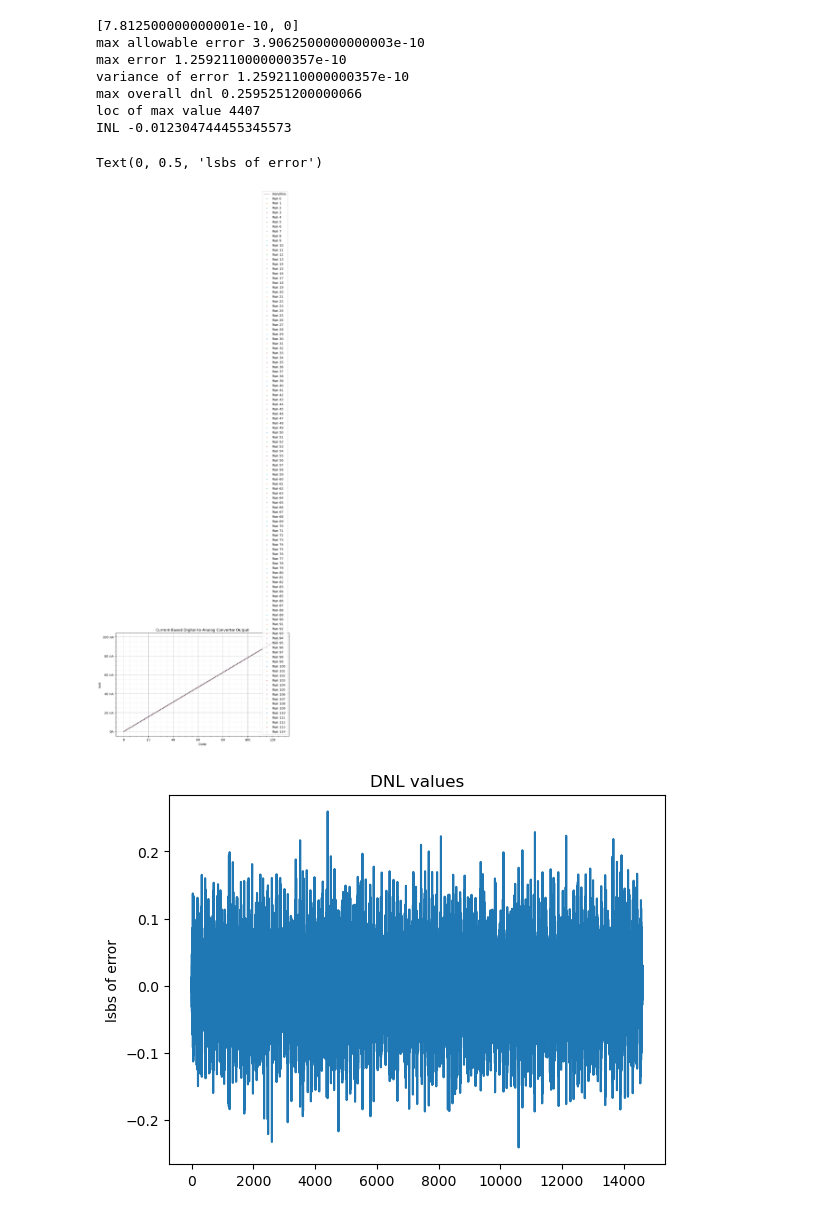
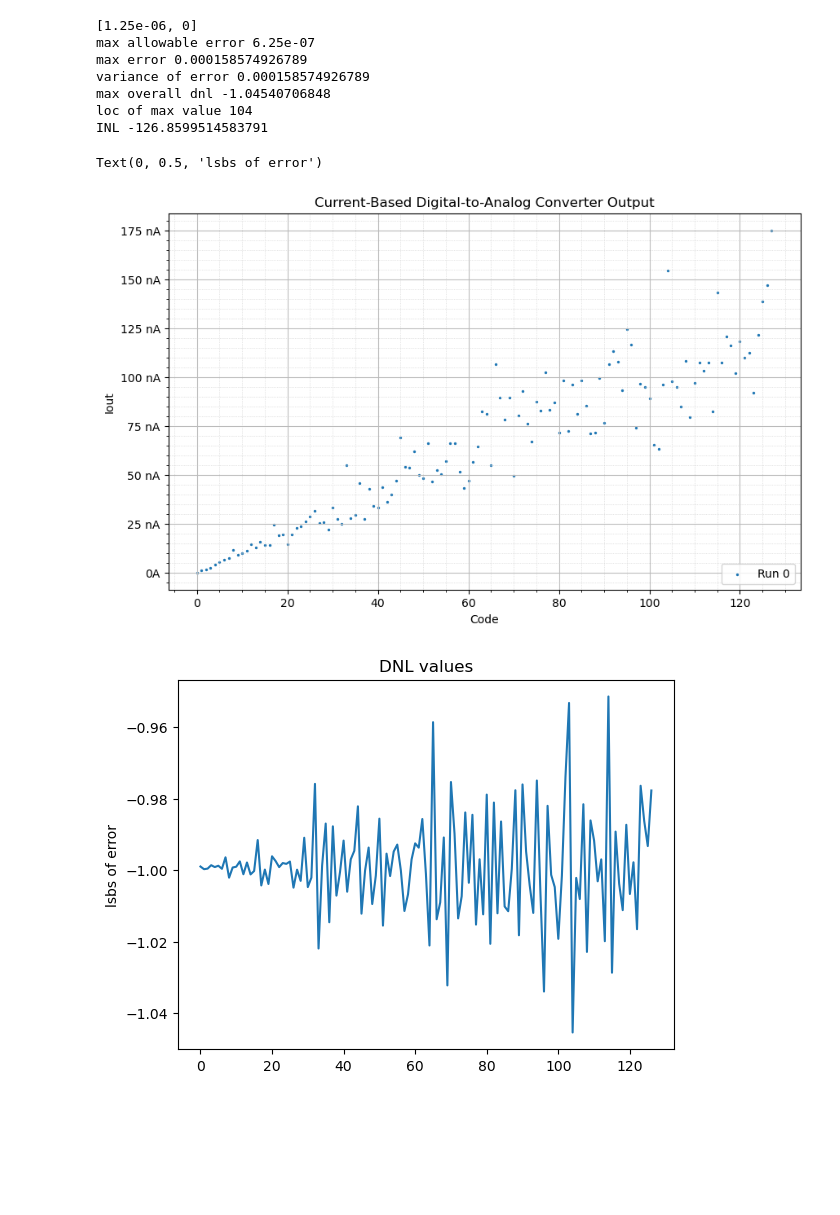
Before and after one commit to James-Jagielski/7-bit-D-A-converter-MP4-MADVLSI, a Jupyter notebook: schematics/simulations/plot_dac_mc.ipynb, the cells around one changed output. Drawn from its saved outputs; the diff is of its cells as text; code cells hidden in the pictures; blank space fills up the shorter version.

Commit message:
run mc simulations using bias generator for pmos and nmos ladders

```diff
--- a/schematics/simulations/plot_dac_mc.ipynb
+++ b/schematics/simulations/plot_dac_mc.ipynb
@@ -12,8 +12,14 @@ mc_simulations = []
 nano = 1e-9
 
 #100na test
-results_dir = "ieee_DAC/bias_current_test_results/"
-ideal_step_size = (100*nano)/(2**7)
+# results_dir = "ieee_DAC/bias_current_test_results/"
+results_dir = "ieee_DAC/dac_with_external_bias_gen/pmos_4"
+# pmos_1: with generator and just the Iout grounded
+# pmos_2: with generator and both Idumps grounded
+# pmos_3: with current source
+# pmos_4: with generator and nMOS current mirror
+# ideal_step_size = (100*nano)/(2**7)
+ideal_step_size = (160e-6)/(2**7)
 
 # #30 na test
 # results_dir = "ieee_DAC/bias_current_test_results_2/"
@@ -25,6 +31,7 @@ for filename in os.listdir(results_dir):
 
     df["code"] = df["v0"] * 0 # init column to all 0s
     for bit in range(n_bits):
+        # df["code"] = df["code"] + (df[f"v{bit}"] > .5*df["vdd"]) * 2 ** (n_bits - bit - 1)
         df["code"] = df["code"] + (df[f"v{bit}"] > .5*df["vdd"]) * 2 ** (n_bits - bit - 1)
         df.drop(f"v{bit}", axis = "columns", inplace = True)
     df.rename({"i(viout)": "Iout"}, axis = "columns", inplace = True)
@@ -55,40 +62,40 @@ for df_simulation in mc_simulations:
                     np.subtract(
                          list(sorted["Iout"])[1:],list(sorted["Iout"])[:-1]
                     ),ideal_step_size),1)
     #print(current)
     cc = list(current) #list(np.vstack((current,dnl)).T)
     #print(len(cc))
     dnl_multi.append(cc)
     for line in cc:
         dnl.append(line)#dnl.append(float(max(line,key=abs)))
     #print(dnl)
 
 inl = np.sum(dnl)
 
 
 
-plt.plot(range(128),p(range(128)),"k--", label = "trendline", linewidth = .5)
+# plt.plot(range(128),p(range(128)),"k--", label = "trendline", linewidth = .5)
 
 for i, df_simulation in enumerate(mc_simulations):
     # plt.plot(np.array(df_simulation["code"]), np.array(df_simulation["Iout"]), linewidth = 1, label = f"Run {i}")
     plt.scatter(np.array(df_simulation["code"]), np.array(df_simulation["Iout"]), s = 2, label = f"Run {i}")
 plt.legend(loc = "lower right")
 
 plt.figure()
 plt.plot(range(len(dnl)), dnl)
 plt.title("DNL values")
 print("max overall dnl",max(dnl,key=abs))
 print("loc of max value",dnl.index(max(dnl,key=abs)))
 print("INL" , inl)
 plt.ylabel("lsbs of error")
 # %% [output]
-[7.812500000000001e-10, 0]
-max allowable error 3.9062500000000003e-10
-max error 1.2592110000000357e-10
-variance of error 1.2592110000000357e-10
-max overall dnl 0.2595251200000066
-loc of max value 4407
-INL -0.012304744455345573
+[1.25e-06, 0]
+max allowable error 6.25e-07
+max error 0.000158574926789
+variance of error 0.000158574926789
+max overall dnl -1.04540706848
+loc of max value 104
+INL -126.8599514583791
 Text(0, 0.5, 'lsbs of error')
-[figure, old version]
+[figure, new version]
-[figure, old version]
+[figure, new version]
```
Also changed, not shown: 26 other files.
